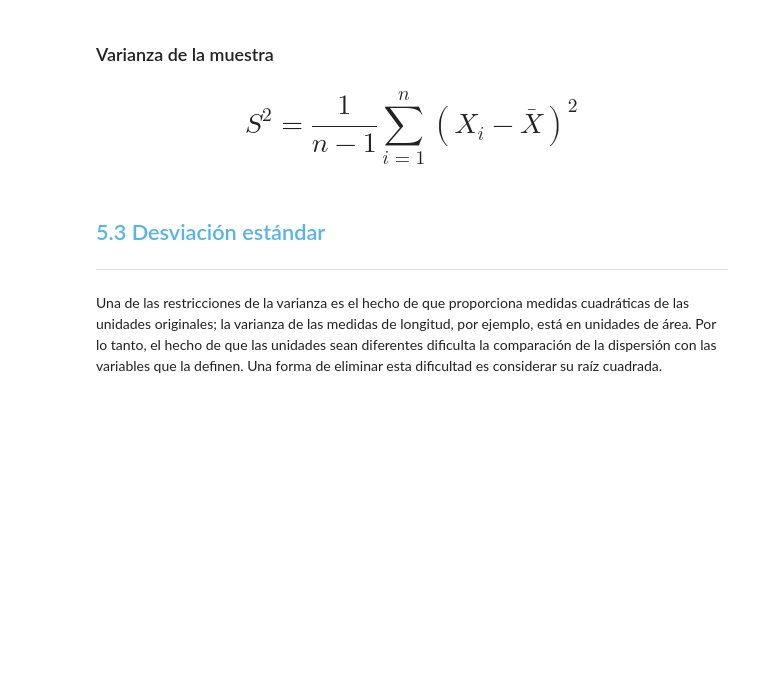
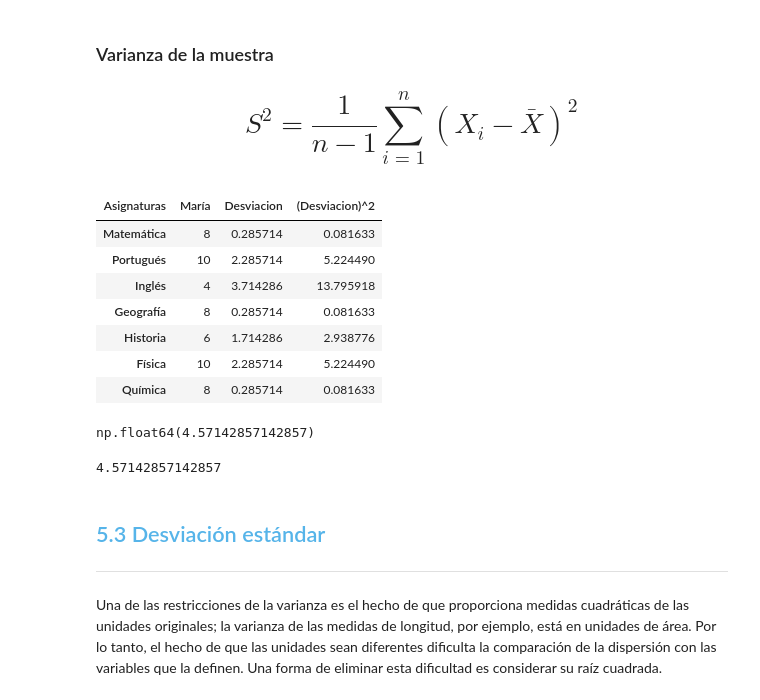
Before and after one commit to evs-11/Estadistica-Con-Python, a Jupyter notebook: Curso_de_Estadística_con_Python.ipynb, the cells around one changed output. Saved outputs shown, nothing was run; the diff lists cells and outputs as text; code cells hidden in the pictures; blank space fills up the shorter version.

```diff
--- a/Curso_de_Estadística_con_Python.ipynb
+++ b/Curso_de_Estadística_con_Python.ipynb
@@ -1344,0 +1342,6 @@ notas_maría_dispersion
+# %%
+# Para calcular la desviación mediaabsoluta, almacenamos en un nuevo df en la variable notas maría dispersion, traemos df de maria no como columna, como viene como
+# una serie colocamos los corchetes dobles
+
+notas_maría_dispersion = df[['María']]
+notas_maría_dispersion
@@ -1344,0 +1357,4 @@ notas_maría_dispersion
+# %%
+# necesitamos sacar la media, dentro de la variable de las notas_maria_dispersion que habíamos
+# calculado, la media la nuestras calificaciones las calculamos con .mean viendo el valor cero
+notas_media_maría = notas_maría_dispersion.mean()[0]
@@ -1344,0 +1366,7 @@ notas_maría_dispersion
+# %%
+# calculamos el desvio de acuerdo a la media de maría. Dentro del Df creamos una nueva
+# columna llamada desviación, dentro del corchete. Colocamos las notas de maria y la media
+notas_maría_dispersion['Desviacion'] = notas_maría_dispersion['María'] - notas_media_maría
+notas_maría_dispersion
+
+# vemos la desviación de las notas de maría
@@ -1344,0 +1387,7 @@ notas_maría_dispersion
+# %%
+# la desvación media absoluta no puede ser negativa se debe transformar a valor absoluta
+# para ello creamos una nueva columna desviación absoluta con la barra paralela
+# las notas de maria dispersion donde va a ser la transformación de la columna desviación y la transformamos en absoluta
+# con .abs . Luego imprimimos
+notas_maría_dispersion['Desviacion'] = notas_maría_dispersion['Desviacion'].abs()
+notas_maría_dispersion
@@ -1357,6 +1440,34 @@ La varianza se construye a partir de las diferencias entre cada observación y l
 ### Varianza de la muestra
 
 # $$S^2 = \frac 1{n-1}\sum_{i=1}^{n}(X_i-\bar{X})^2$$
+# %%
+# calculamos la varianza. De las notas de maria creamos una nueva columna Desviacion elevado
+# al cuadrado. De las notas de maria dispersion sin ser la variación absoluta colocamos la función
+# pow(elevamos al cuadrado).
+notas_maría_dispersion['(Desviacion)^2'] = notas_maría_dispersion['Desviacion'].pow(2)
+notas_maría_dispersion
+# %% [output]
+| Asignaturas | María | Desviacion | (Desviacion)^2 |
+| Matemática | 8 | 0.285714 | 0.081633 |
+| Portugués | 10 | 2.285714 | 5.224490 |
+| Inglés | 4 | 3.714286 | 13.795918 |
+| Geografía | 8 | 0.285714 | 0.081633 |
+| Historia | 6 | 1.714286 | 2.938776 |
+| Física | 10 | 2.285714 | 5.224490 |
+| Química | 8 | 0.285714 | 0.081633 |
+# %%
+# para tener la varianza necesitamos ver como esta la variación. de las notas de maria dispersion traemos
+# la columna desviacion elevada al cuadrado, la suma total dividido por el tamaño
+# total(len) de las notas de maria - 1
+notas_maría_dispersion['(Desviacion)^2'].sum() / (len(notas_maría_dispersion) - 1)
+# %% [output]
+np.float64(4.57142857142857)
+# %%
+# existe una manera de hacer lo anterior más rapido. Traemos la columna de maria
+# y ponemos la función de varianza
+notas_maría_dispersion['María'].var()
+# %% [output]
+4.57142857142857
 # %% [markdown]
 ## <font color=#56B4E9>5.3 Desviación estándar</font>
 ***
```
Also changed, not shown: parts of 20 cells of this notebook.
